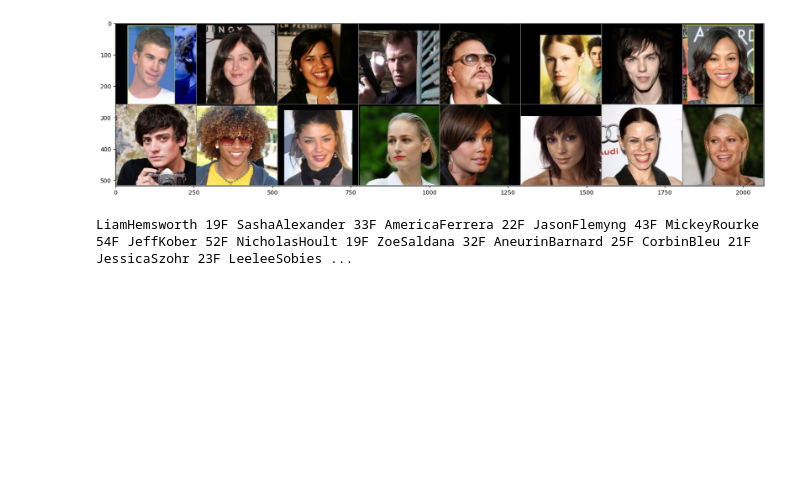
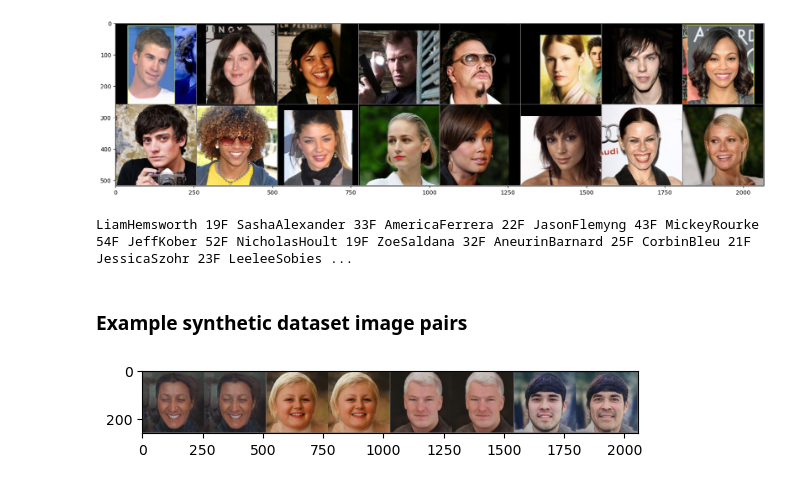
Before and after one commit to pdombrza/face-aging-models, a Jupyter notebook: notebooks/analysis.ipynb, the cells around one changed output. Drawn from its saved outputs; the diff is of its cells as text; code cells hidden in the pictures; blank space fills up the shorter version.

Commit message:
Add example synthetic images to analysis notebook

```diff
--- a/notebooks/analysis.ipynb
+++ b/notebooks/analysis.ipynb
@@ -257,3 +260,27 @@ for name, age, gender in zip(names, ages, genders):
 # %% [output]
 [figure]
 LiamHemsworth 19F SashaAlexander 33F AmericaFerrera 22F JasonFlemyng 43F MickeyRourke 54F JeffKober 52F NicholasHoult 19F ZoeSaldana 32F AneurinBarnard 25F CorbinBleu 21F JessicaSzohr 23F LeeleeSobies ...
+# %% [markdown]
+### Example synthetic dataset image pairs
+# %%
+%matplotlib inline
+from datasets.synthetic_loader import SynthFRANDataset
+from constants import SYNTHETIC_IMAGES_FULL
+images_path = SYNTHETIC_IMAGES_FULL
+transform = transforms.Compose(
+    [
+        transforms.ConvertImageDtype(dtype=torch.float),
+        transforms.Resize((256, 256)),
+        transforms.Normalize((0.5, 0.5, 0.5), (0.5, 0.5, 0.5)),
+    ]
+)
+batch_size = 4
+dataset = SynthFRANDataset(images_path, transform=transform)
+dataloader = DataLoader(dataset, batch_size=batch_size, shuffle=True)
+batch = next(iter(dataloader))
+inputs = batch["input_img"]
+targets = batch["target_img"]
+images = torch.cat((inputs, targets), dim=-1)
+imshow(torchvision.utils.make_grid(images))
+# %% [output]
+[figure, added]
```
Also changed, not shown: parts of 4 cells of this notebook, 1 other file.
